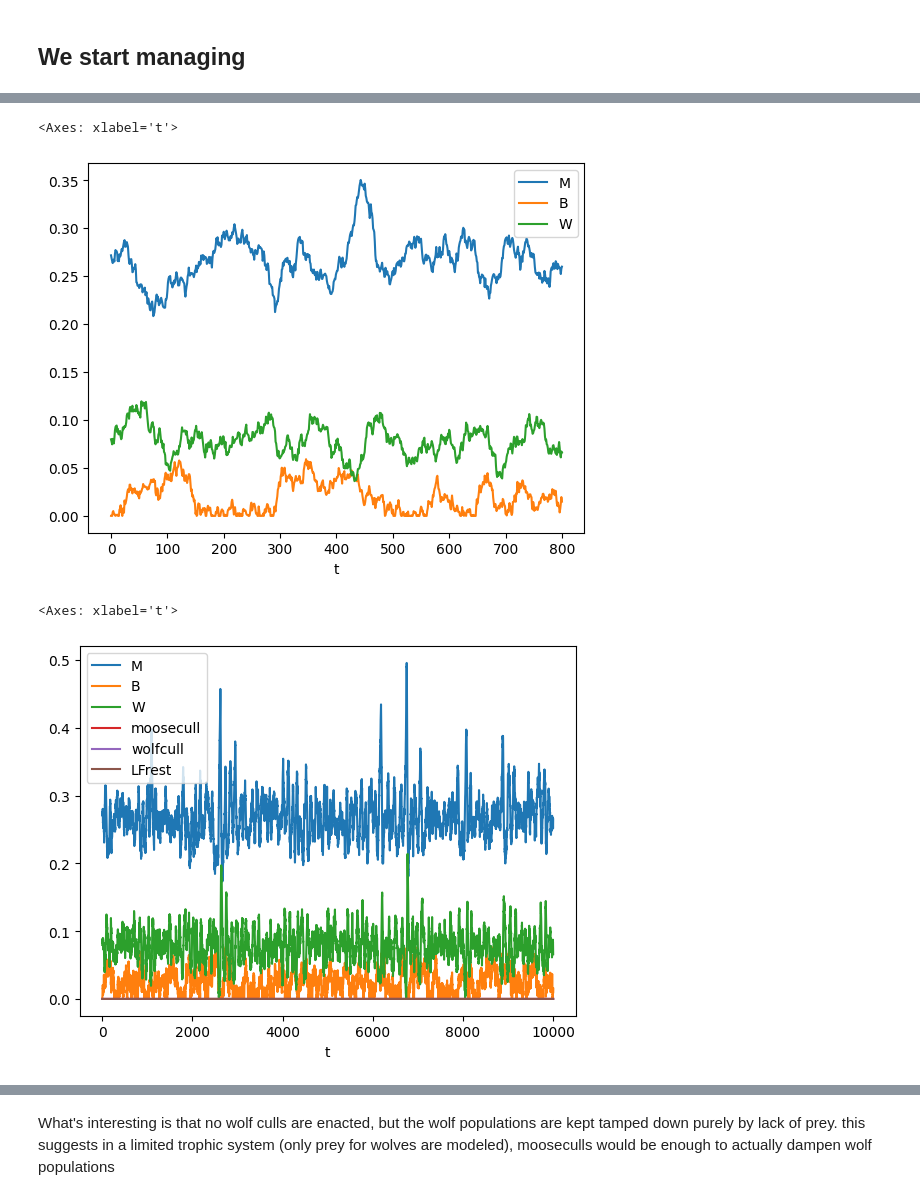
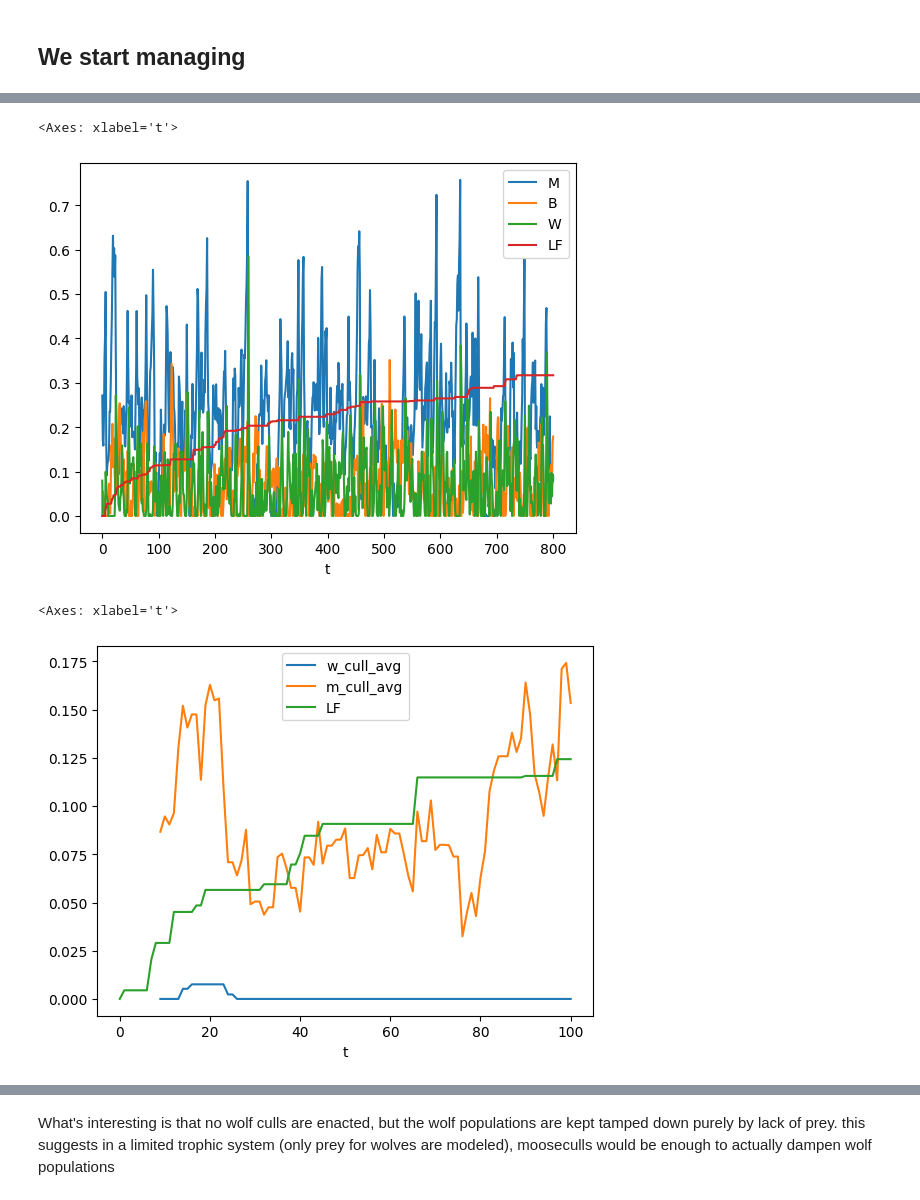
Before and after one commit to boettiger-lab/rl4caribou, a Jupyter notebook: notebooks/4-15-Meeting-Notebook.ipynb, the cells around one changed output, grey strips where cells are left out. Saved outputs shown, nothing was run; the diff lists cells and outputs as text; code cells hidden in the pictures.

```diff
--- a/notebooks/4-15-Meeting-Notebook.ipynb
+++ b/notebooks/4-15-Meeting-Notebook.ipynb
@@ -15,14 +15,15 @@ env.parameters['sigma_M'], env.parameters['sigma_B'], env.parameters['sigma_W']
 # %%
 T = 800
 obs, info = env.reset()
-M, B, W = env.bound * (obs + 1) /2
-Ms, Bs, Ws = [M], [B], [W]
+M, B, W, LF = env.bound * (obs + 1) /2
+Ms, Bs, Ws, LFs = [M], [B], [W], [LF]
 for t in range(T):
     obs, reward, terminated, truncated, info = env.step(np.array([-1, -1, -1]))
-    M, B, W = env.bound * (obs + 1) /2
+    M, B, W, LF = env.bound * (obs + 1) /2
     Ms.append(M)
     Bs.append(B)
     Ws.append(W)
+    LFs.append(LF)
 # %%
 import pandas as pd
 
@@ -57,21 +58,25 @@ pacifist = constAction(mortality_vec=np.array([0,0,0]))
 def simulate(env, agent):
     T = 800
     obs, info = env.reset()
-    M, B, W = env.bound * (obs + 1) /2
-    Ms, Bs, Ws = [M], [B], [W]
+    M, B, W, LF = env.bound * (obs + 1) /2
+    LF = LF/env.bound
+    Ms, Bs, Ws, LFs = [M], [B], [W], [LF]
     for t in range(T):
         action, info = agent.predict(obs)
         obs, reward, terminated, truncated, info = env.step(action)
-        M, B, W = env.bound * (obs + 1) /2
+        M, B, W, LF  = env.bound * (obs + 1) /2
+        LF = LF/env.bound
         Ms.append(M)
         Bs.append(B)
         Ws.append(W)
+        LFs.append(LF)
     return pd.DataFrame(
         {
             't': [t for t in range(T+1)],
             'M': Ms,
             'B': Bs,
             'W': Ws,
+            'LF': LFs
         }
     )
 # %%
@@ -105,23 +122,25 @@ df = simulate(
 df.plot(x='t')
 # %% [output]
 <Axes: xlabel='t'>
-[figure, old version]
+[figure, new version]
 # %%
 def simulate2(env, agent):
-    T = 10000
+    T = 100
     obs, info = env.reset()
-    M, B, W = env.bound * (obs + 1) /2
-    Ms, Bs, Ws, moosecull, wolfcull, LFrest  = [M], [B], [W], [0], [0], [0] # the initial state there is no action yet
+    M, B, W, LF = env.bound * (obs + 1) /2
+    LF = LF/env.bound
+    Ms, Bs, Ws, LFs, moosecull, wolfcull  = [M], [B], [W], [LF], [0], [0]# the initial state there is no action yet #moosecull, wolfcull
     for t in range(T):
         action, info = agent.predict(obs)
         obs, reward, terminated, truncated, info = env.step(action)
-        M, B, W = env.bound * (obs + 1) /2
+        M, B, W, LF = env.bound * (obs + 1) /2
+        LF = LF/env.bound
         Ms.append(M)
         Bs.append(B)
         Ws.append(W)
+        LFs.append(LF)
         moosecull.append((action[0]+1)/2)
         wolfcull.append((action[1]+1)/2)
-        LFrest.append((action[2]+1)/2)
 
     return pd.DataFrame(
         {
@@ -129,9 +148,9 @@ def simulate2(env, agent):
             'M': Ms,
             'B': Bs,
             'W': Ws,
+            "LF": LFs,
             'moosecull': moosecull,
-            'wolfcull': wolfcull,
-            'LFrest': LFrest
+            'wolfcull': wolfcull
         }
     )
 # %%
@@ -141,11 +160,13 @@ df2 = simulate2(
     ),
     ppoAgent
 )
+df2['w_cull_avg'] =  df2.wolfcull.rolling(window=10).mean()
+df2['m_cull_avg'] =  df2.moosecull.rolling(window=10).mean()
 # %%
-df2.plot(x='t')
+df2.plot(x='t', y = ['w_cull_avg', 'm_cull_avg', 'LF'])
 # %% [output]
 <Axes: xlabel='t'>
-[figure, old version]
+[figure, new version]
 # %%
 df2 #moose = 0.125875, caribou = 0.200913, wolves = 0.011156, moosecull = 0.221668
 # %% [output]
```
Also changed, not shown: parts of 11 cells of this notebook, 2 other files.
